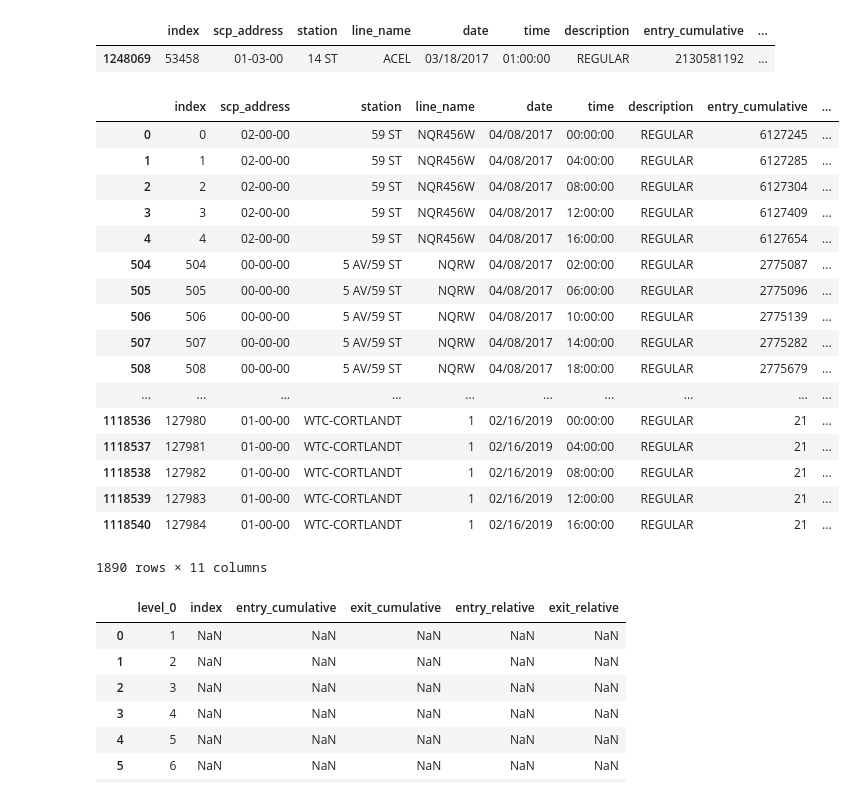
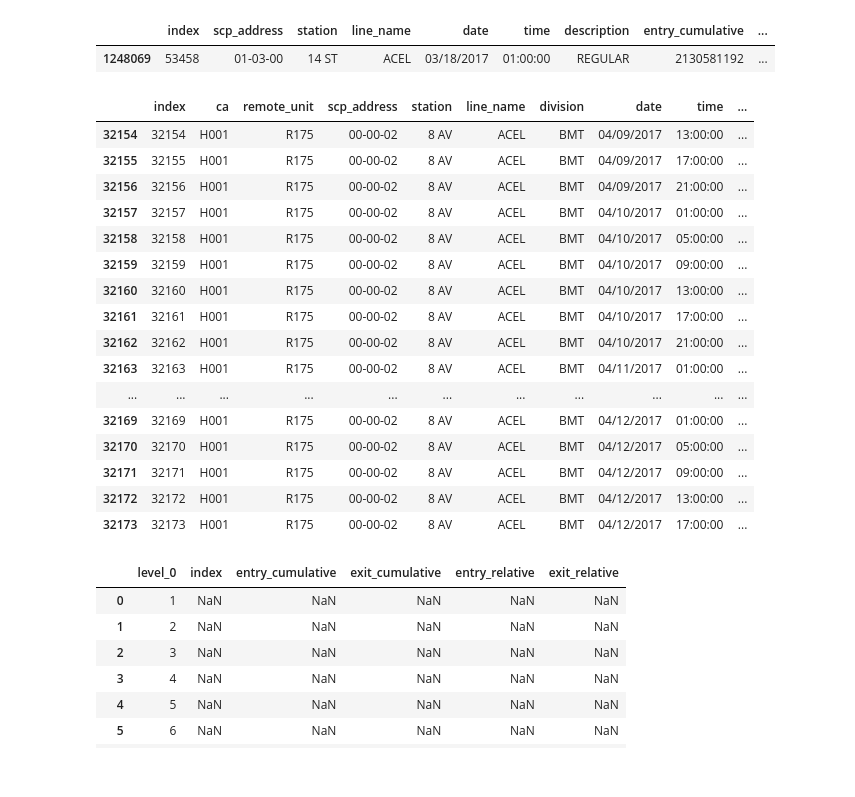
Before and after one commit to jeremyrchow/metis_proj_1, a Jupyter notebook: processed_data/MTA_notebook.ipynb, the cells around one changed output. Drawn from its saved outputs; the diff is of its cells as text; code cells hidden in the pictures.

```diff
--- a/processed_data/MTA_notebook.ipynb
+++ b/processed_data/MTA_notebook.ipynb
@@ -84,27 +84,27 @@ sus_index
 # %%
 # Find where turnstile addresses don't match so that diff() function won't be applied there
 
-sus_index_num=1248069
-df.iloc[sus_index_num-3:sus_index_num+3]
+sus_index_num=32164
+range=10
+df.iloc[sus_index_num-range:sus_index_num+range]
 # %% [output]
-|  | index | scp_address | station | line_name | date | time | description | entry_cumulative | ... |
-| 0 | 0 | 02-00-00 | 59 ST | NQR456W | 04/08/2017 | 00:00:00 | REGULAR | 6127245 | ... |
-| 1 | 1 | 02-00-00 | 59 ST | NQR456W | 04/08/2017 | 04:00:00 | REGULAR | 6127285 | ... |
-| 2 | 2 | 02-00-00 | 59 ST | NQR456W | 04/08/2017 | 08:00:00 | REGULAR | 6127304 | ... |
-| 3 | 3 | 02-00-00 | 59 ST | NQR456W | 04/08/2017 | 12:00:00 | REGULAR | 6127409 | ... |
-| 4 | 4 | 02-00-00 | 59 ST | NQR456W | 04/08/2017 | 16:00:00 | REGULAR | 6127654 | ... |
-| 504 | 504 | 00-00-00 | 5 AV/59 ST | NQRW | 04/08/2017 | 02:00:00 | REGULAR | 2775087 | ... |
-| 505 | 505 | 00-00-00 | 5 AV/59 ST | NQRW | 04/08/2017 | 06:00:00 | REGULAR | 2775096 | ... |
-| 506 | 506 | 00-00-00 | 5 AV/59 ST | NQRW | 04/08/2017 | 10:00:00 | REGULAR | 2775139 | ... |
-| 507 | 507 | 00-00-00 | 5 AV/59 ST | NQRW | 04/08/2017 | 14:00:00 | REGULAR | 2775282 | ... |
-| 508 | 508 | 00-00-00 | 5 AV/59 ST | NQRW | 04/08/2017 | 18:00:00 | REGULAR | 2775679 | ... |
-| ... | ... | ... | ... | ... | ... | ... | ... | ... | ... |
-| 1118536 | 127980 | 01-00-00 | WTC-CORTLANDT | 1 | 02/16/2019 | 00:00:00 | REGULAR | 21 | ... |
-| 1118537 | 127981 | 01-00-00 | WTC-CORTLANDT | 1 | 02/16/2019 | 04:00:00 | REGULAR | 21 | ... |
-| 1118538 | 127982 | 01-00-00 | WTC-CORTLANDT | 1 | 02/16/2019 | 08:00:00 | REGULAR | 21 | ... |
-| 1118539 | 127983 | 01-00-00 | WTC-CORTLANDT | 1 | 02/16/2019 | 12:00:00 | REGULAR | 21 | ... |
-| 1118540 | 127984 | 01-00-00 | WTC-CORTLANDT | 1 | 02/16/2019 | 16:00:00 | REGULAR | 21 | ... |
+|  | index | ca | remote_unit | scp_address | station | line_name | division | date | time | ... |
+| 32154 | 32154 | H001 | R175 | 00-00-02 | 8 AV | ACEL | BMT | 04/09/2017 | 13:00:00 | ... |
+| 32155 | 32155 | H001 | R175 | 00-00-02 | 8 AV | ACEL | BMT | 04/09/2017 | 17:00:00 | ... |
+| 32156 | 32156 | H001 | R175 | 00-00-02 | 8 AV | ACEL | BMT | 04/09/2017 | 21:00:00 | ... |
+| 32157 | 32157 | H001 | R175 | 00-00-02 | 8 AV | ACEL | BMT | 04/10/2017 | 01:00:00 | ... |
+| 32158 | 32158 | H001 | R175 | 00-00-02 | 8 AV | ACEL | BMT | 04/10/2017 | 05:00:00 | ... |
+| 32159 | 32159 | H001 | R175 | 00-00-02 | 8 AV | ACEL | BMT | 04/10/2017 | 09:00:00 | ... |
+| 32160 | 32160 | H001 | R175 | 00-00-02 | 8 AV | ACEL | BMT | 04/10/2017 | 13:00:00 | ... |
+| 32161 | 32161 | H001 | R175 | 00-00-02 | 8 AV | ACEL | BMT | 04/10/2017 | 17:00:00 | ... |
+| 32162 | 32162 | H001 | R175 | 00-00-02 | 8 AV | ACEL | BMT | 04/10/2017 | 21:00:00 | ... |
+| 32163 | 32163 | H001 | R175 | 00-00-02 | 8 AV | ACEL | BMT | 04/11/2017 | 01:00:00 | ... |
+| ... | ... | ... | ... | ... | ... | ... | ... | ... | ... | ... |
+| 32169 | 32169 | H001 | R175 | 00-00-02 | 8 AV | ACEL | BMT | 04/12/2017 | 01:00:00 | ... |
+| 32170 | 32170 | H001 | R175 | 00-00-02 | 8 AV | ACEL | BMT | 04/12/2017 | 05:00:00 | ... |
+| 32171 | 32171 | H001 | R175 | 00-00-02 | 8 AV | ACEL | BMT | 04/12/2017 | 09:00:00 | ... |
+| 32172 | 32172 | H001 | R175 | 00-00-02 | 8 AV | ACEL | BMT | 04/12/2017 | 13:00:00 | ... |
+| 32173 | 32173 | H001 | R175 | 00-00-02 | 8 AV | ACEL | BMT | 04/12/2017 | 17:00:00 | ... |
-1890 rows × 11 columns
 # %%
 
 df_3=df[1:1000].groupby(['station','date','time']).diff().reset_index()
```
Also changed, not shown: parts of 3 cells of this notebook, 1 other file.
